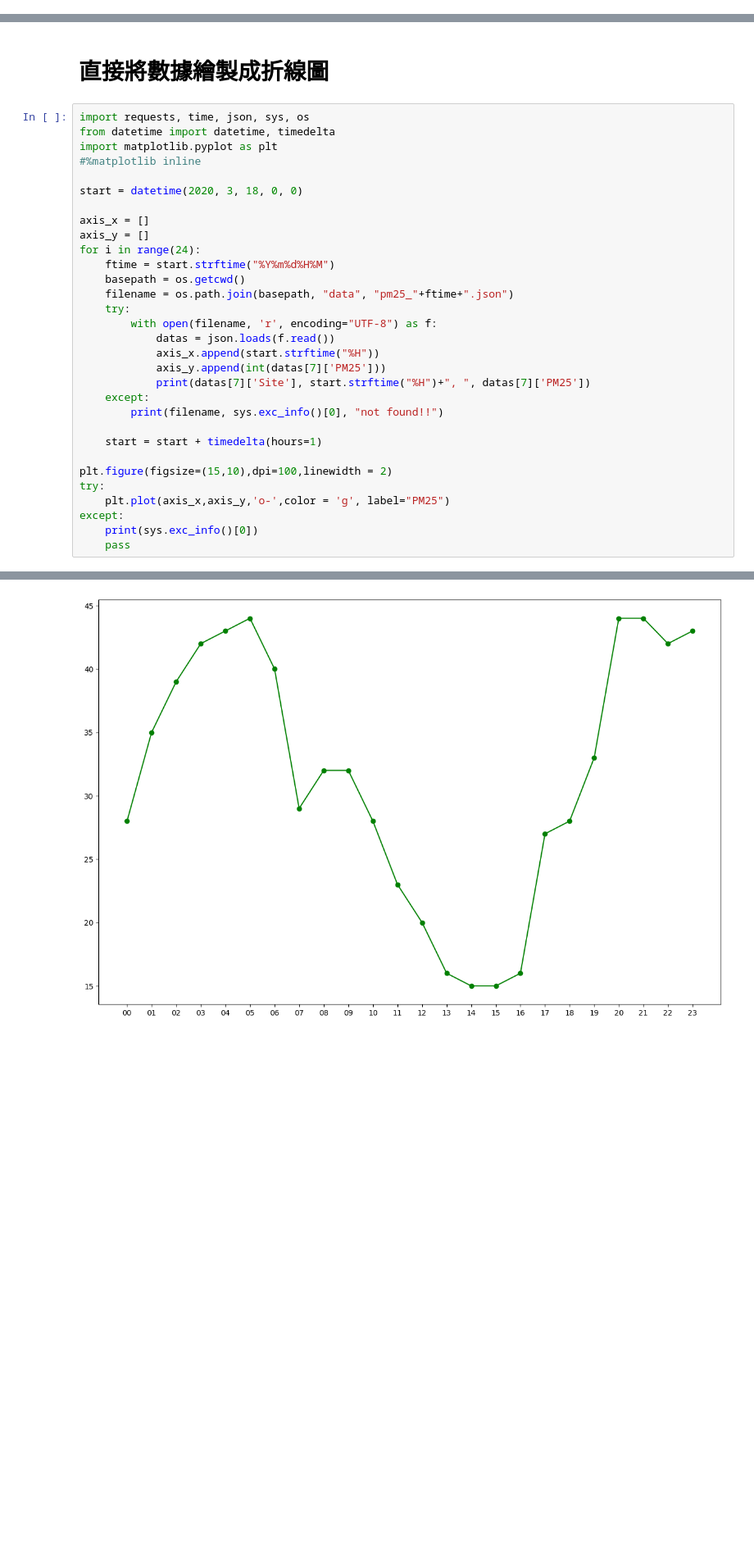
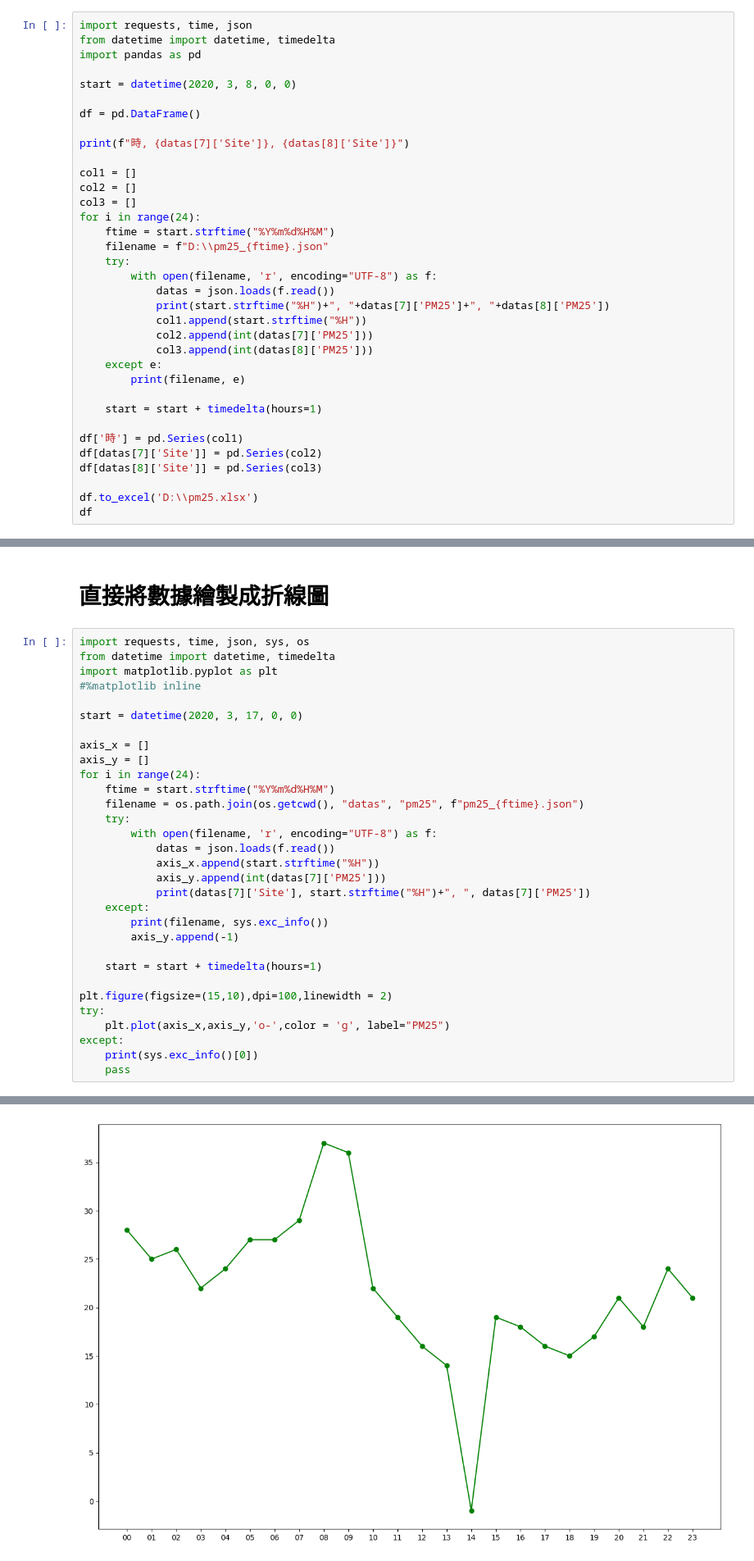
Before and after one commit to jiangsir/PythonBasic, a Jupyter notebook: 實作--定時將PM25資料抓回來以便進行長時間分析.ipynb, the cells around one changed output, grey strips where cells are left out. Shown at 82% size. Drawn from its saved outputs; the diff is of its cells as text; blank space fills up the shorter version.

```diff
--- a/實作--定時將PM25資料抓回來以便進行長時間分析.ipynb
+++ b/實作--定時將PM25資料抓回來以便進行長時間分析.ipynb
@@ -271,0 +257,35 @@ df
+# %%
+import requests, time, json
+from datetime import datetime, timedelta
+import pandas as pd
+
+start = datetime(2020, 3, 8, 0, 0)
+
+df = pd.DataFrame()
+
+print(f"時, {datas[7]['Site']}, {datas[8]['Site']}")
+
+col1 = []
+col2 = []
+col3 = []
+for i in range(24):
+    ftime = start.strftime("%Y%m%d%H%M")
+    filename = f"D:\\pm25_{ftime}.json"
+    try:
+        with open(filename, 'r', encoding="UTF-8") as f:
+            datas = json.loads(f.read())
+            print(start.strftime("%H")+", "+datas[7]['PM25']+", "+datas[8]['PM25'])
+            col1.append(start.strftime("%H"))
+            col2.append(int(datas[7]['PM25']))
+            col3.append(int(datas[8]['PM25']))
+    except e:
+        print(filename, e)
+
+    start = start + timedelta(hours=1)
+
+df['時'] = pd.Series(col1)
+df[datas[7]['Site']] = pd.Series(col2)
+df[datas[8]['Site']] = pd.Series(col3)
+
+df.to_excel('D:\\pm25.xlsx')
+df
@@ -277,14 +332,13 @@ from datetime import datetime, timedelta
 import matplotlib.pyplot as plt
 #%matplotlib inline
 
-start = datetime(2020, 3, 18, 0, 0)
+start = datetime(2020, 3, 17, 0, 0)
 
 axis_x = []
 axis_y = []
 for i in range(24):
     ftime = start.strftime("%Y%m%d%H%M")
-    basepath = os.getcwd()
-    filename = os.path.join(basepath, "data", "pm25_"+ftime+".json")
+    filename = os.path.join(os.getcwd(), "datas", "pm25", f"pm25_{ftime}.json")
     try:
         with open(filename, 'r', encoding="UTF-8") as f:
             datas = json.loads(f.read())
@@ -292,7 +346,8 @@ for i in range(24):
             axis_y.append(int(datas[7]['PM25']))
             print(datas[7]['Site'], start.strftime("%H")+", ", datas[7]['PM25'])
     except:
-        print(filename, sys.exc_info()[0], "not found!!")
+        print(filename, sys.exc_info())
+        axis_y.append(-1)
 
     start = start + timedelta(hours=1)
 
@@ -323 +378 @@ except:
-[figure, old version]
+[figure, new version]
```
Also changed, not shown: parts of 10 cells of this notebook, 48 other files.
